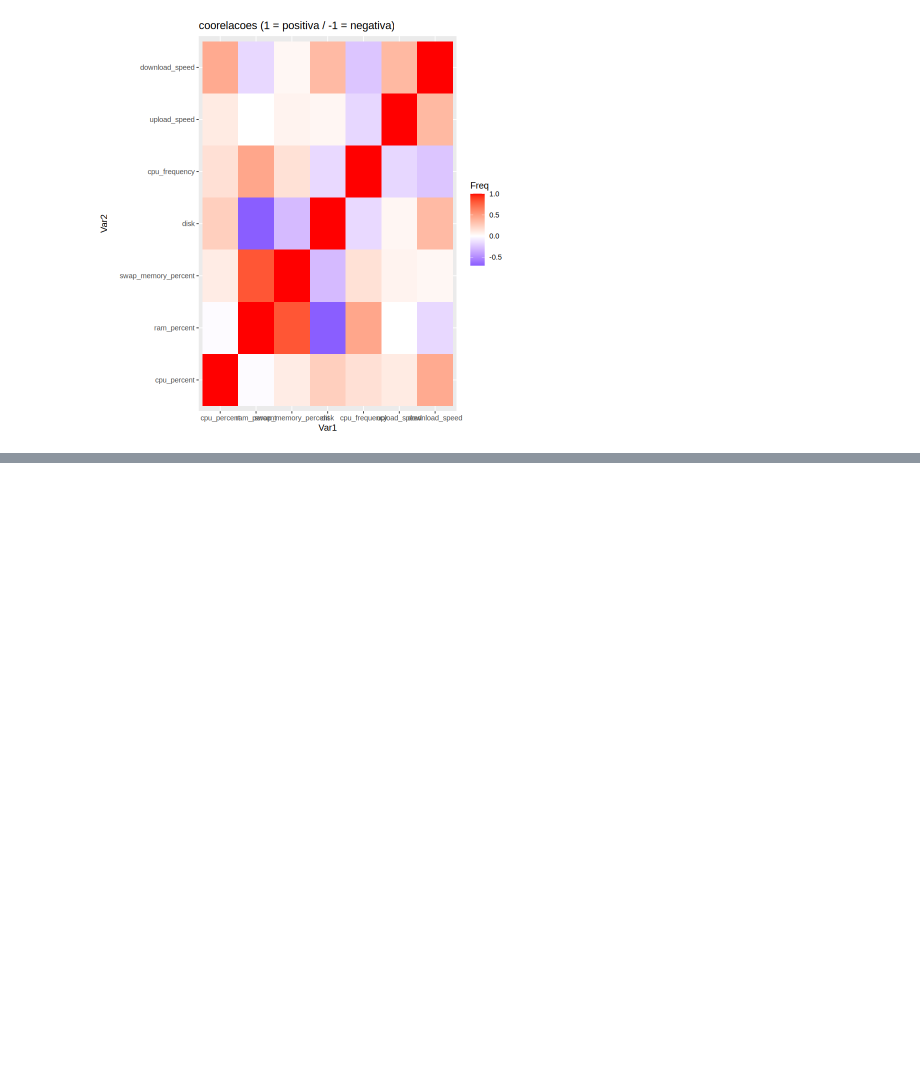
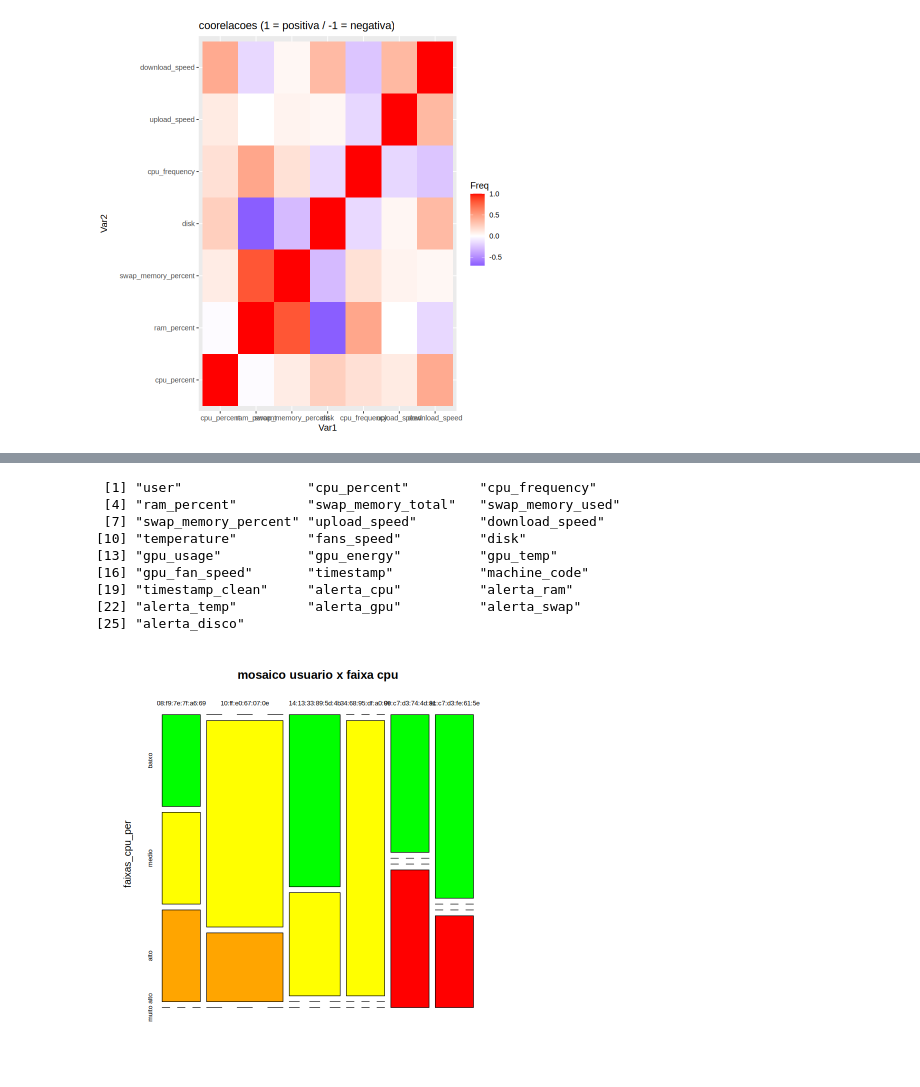
Before and after one commit to CryptoSight-PI/cryptosight-data-etl, a Jupyter notebook: R/dataRcryptosight.ipynb, the cells around one changed output, grey strips where cells are left out. Drawn from its saved outputs; the diff is of its cells as text; code cells hidden in the pictures; blank space fills up the shorter version.

```diff
--- a/R/dataRcryptosight.ipynb
+++ b/R/dataRcryptosight.ipynb
@@ -577,0 +618,22 @@ ggplot(as.data.frame(as.table(cor(data_geral[ c("cpu_percent", "ram_percent", "s
+# %%
+colnames(data_geral)
+
+faixas_cpu_per <- cut(data_geral$cpu_percent, breaks = c(0, 20, 40, 90, 100),
+                      labels = c("baixo", "medio", "alto", "muito alto"), ordered_result = TRUE)
+
+mosaicplot(
+  table(data_geral$user, faixas_cpu_per),
+  col = c("green", "yellow", "orange", "red"),
+  main = "mosaico usuario x faixa cpu",
+)
+# %% [output]
+ [1] "user"                "cpu_percent"         "cpu_frequency"
+ [4] "ram_percent"         "swap_memory_total"   "swap_memory_used"
+ [7] "swap_memory_percent" "upload_speed"        "download_speed"
+[10] "temperature"         "fans_speed"          "disk"
+[13] "gpu_usage"           "gpu_energy"          "gpu_temp"
+[16] "gpu_fan_speed"       "timestamp"           "machine_code"
+[19] "timestamp_clean"     "alerta_cpu"          "alerta_ram"
+[22] "alerta_temp"         "alerta_gpu"          "alerta_swap"
+[25] "alerta_disco"
+[figure, added]
```
Also changed, not shown: parts of 3 cells of this notebook, 2 other files.
